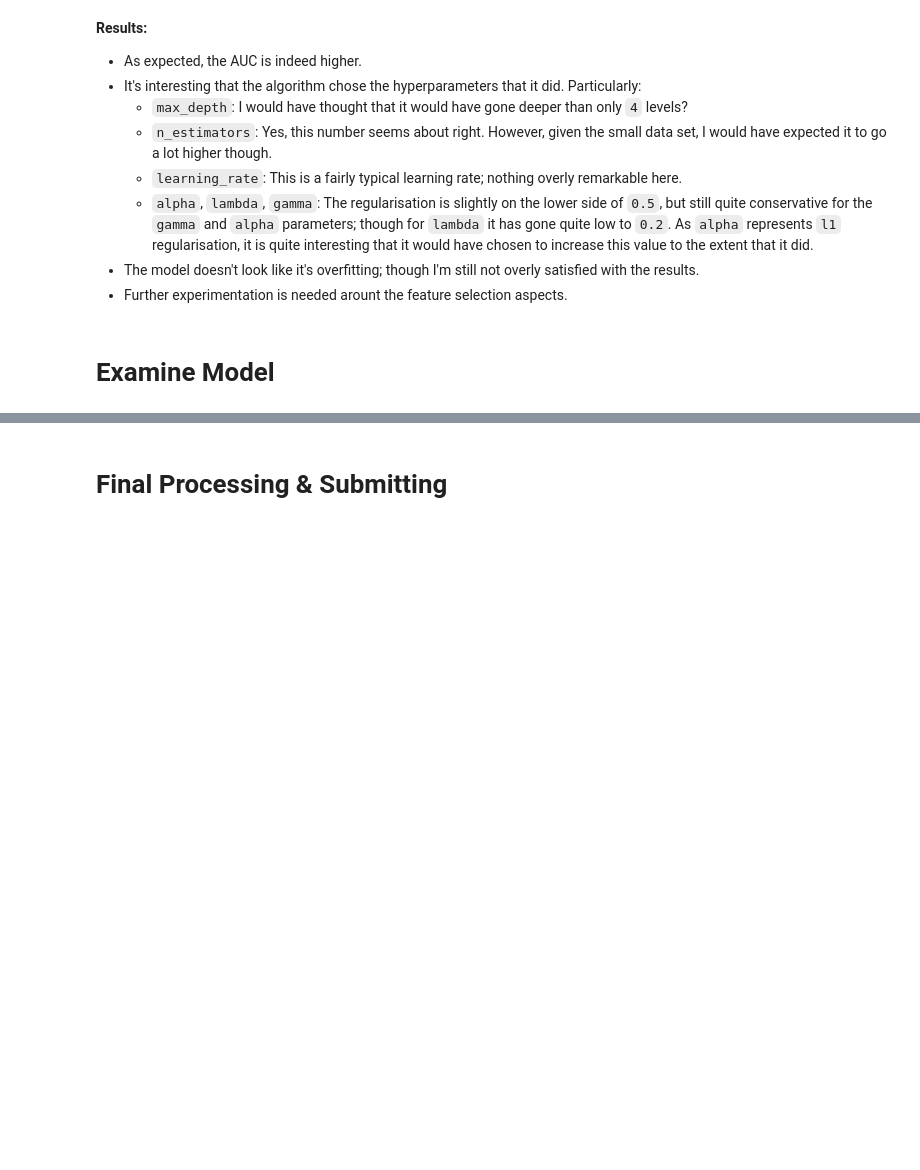
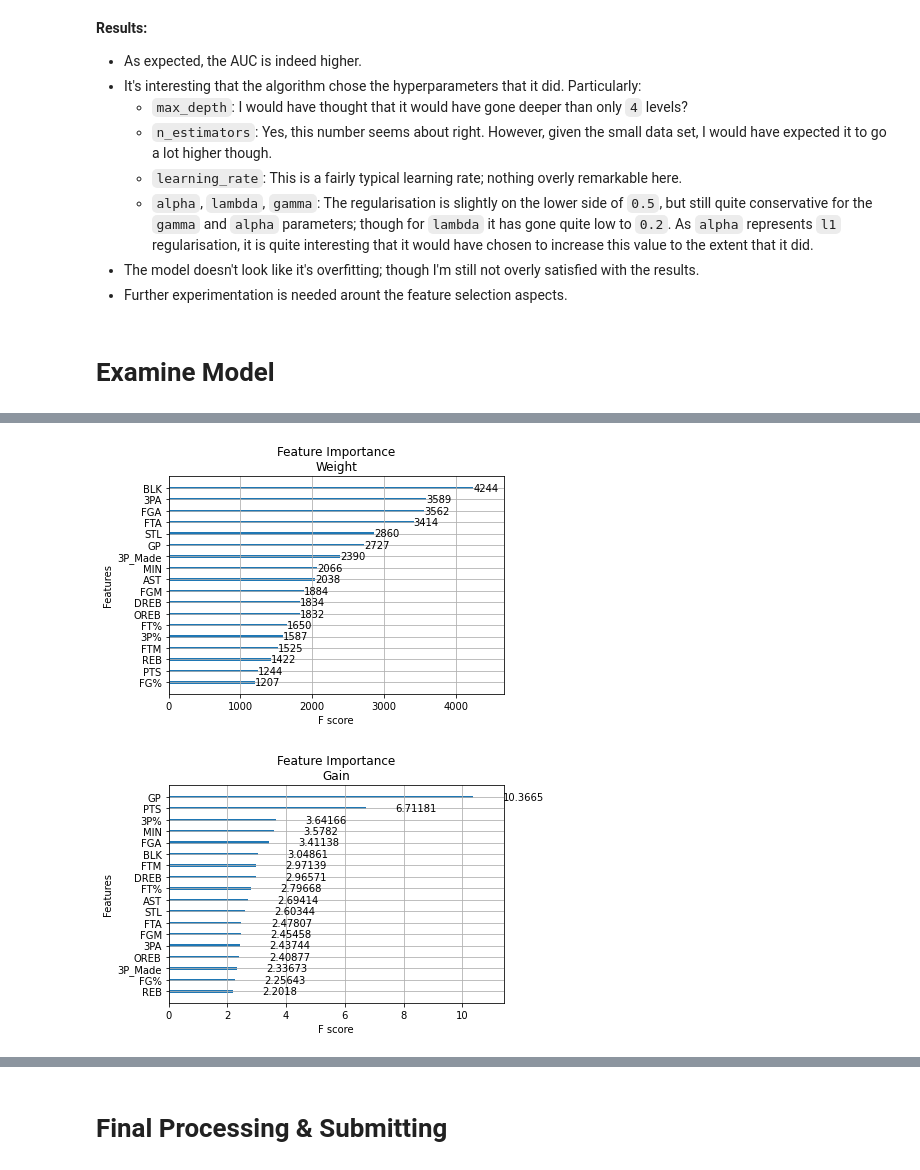
Before and after one commit to chrimaho/MDSI_ADSI_FEB21_AT1, a Jupyter notebook: notebooks/BasketballPrediction_CtrlAltElite.ipynb, the cells around one changed output, grey strips where cells are left out. Cells and saved outputs as stored; diff of their text form; code cells hidden in the pictures; blank space fills up the shorter version.

```diff
--- a/notebooks/BasketballPrediction_CtrlAltElite.ipynb
+++ b/notebooks/BasketballPrediction_CtrlAltElite.ipynb
@@ -624,0 +656,13 @@ plot_confusion_matrix_roc \
+# %%
+import xgboost as xgb
+
+# Define mapper
+mapp = {"f{0}".format(i): v for i, v in enumerate(data.columns)}
+
+# Loop different types of importance
+for typ in ["weight","gain"]:
+    feat_imp = {mapp[k]: round(v,5) for k, v in cla.get_booster().get_score(importance_type=typ).items()}
+    xgb.plot_importance(feat_imp, title="Feature Importance\n"+typ.title())
+# %% [output]
+[figure, added]
+[figure, added]
```
Also changed, not shown: parts of 20 cells of this notebook.
